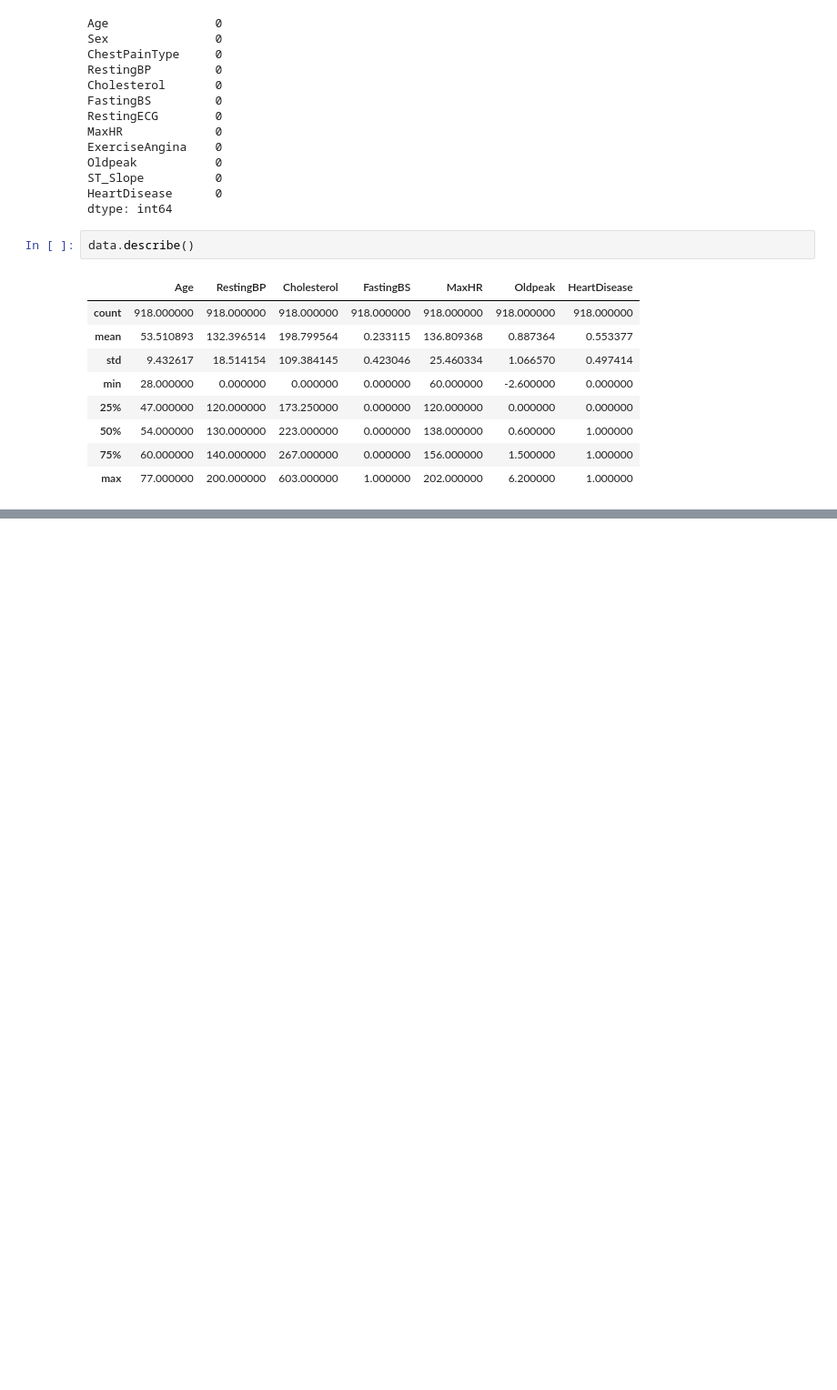
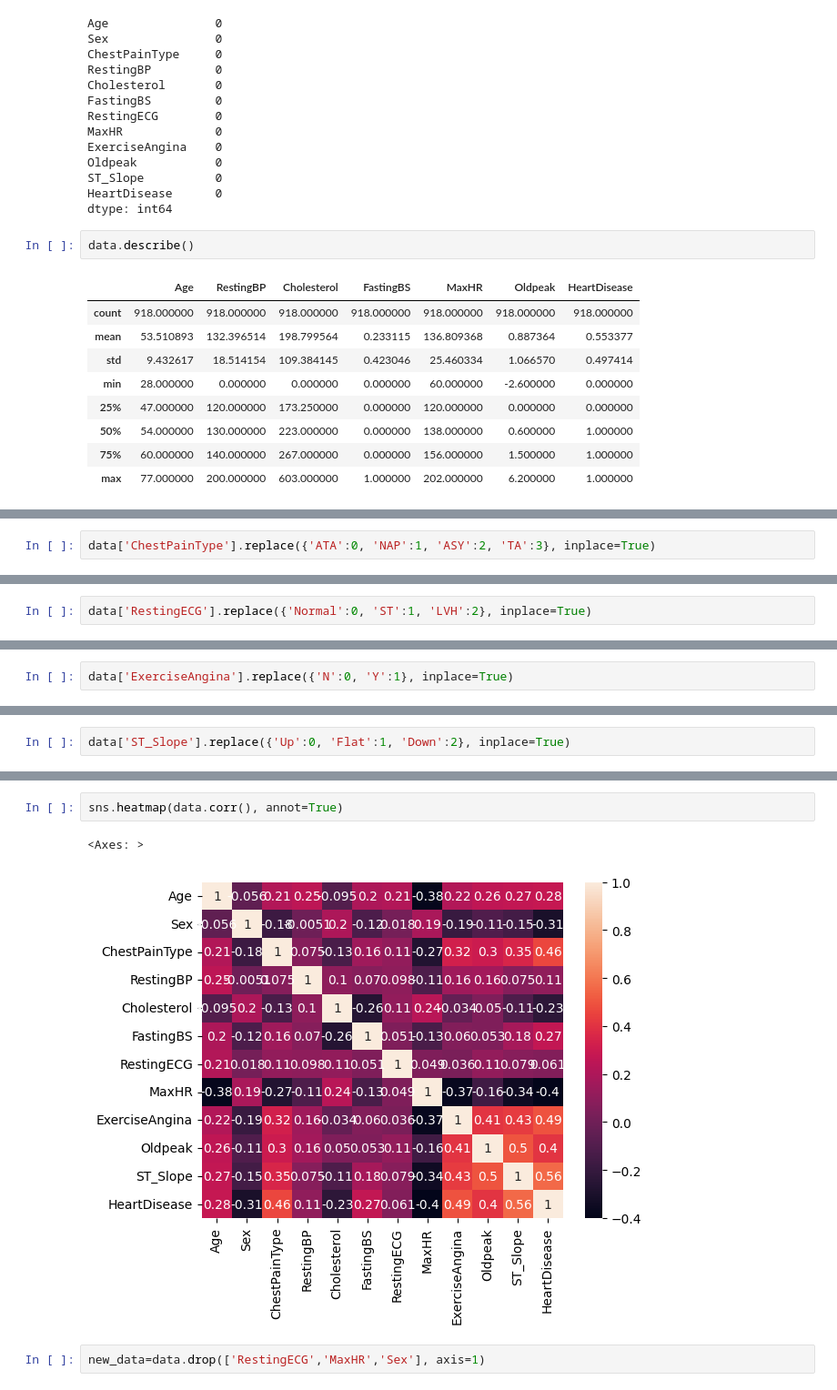
Before and after one commit to Raghav-Mundhara/Sem6_Labs, a Jupyter notebook: AIDS/Project/hear.ipynb, the cells around one changed output, grey strips where cells are left out. Shown: that part at 91% size. Cells and saved outputs as stored; diff of their text form; blank space fills up the shorter version.

```diff
--- a/AIDS/Project/hear.ipynb
+++ b/AIDS/Project/hear.ipynb
@@ -93,0 +108,2 @@ sns.heatmap(data.corr(),annot=True)
+# %%
+data['ChestPainType'].replace({'ATA':0, 'NAP':1, 'ASY':2, 'TA':3}, inplace=True)
@@ -93,0 +118,2 @@ sns.heatmap(data.corr(),annot=True)
+# %%
+data['RestingECG'].replace({'Normal':0, 'ST':1, 'LVH':2}, inplace=True)
@@ -93,0 +128,2 @@ sns.heatmap(data.corr(),annot=True)
+# %%
+data['ExerciseAngina'].replace({'N':0, 'Y':1}, inplace=True)
@@ -93,0 +156,2 @@ sns.heatmap(data.corr(),annot=True)
+# %%
+data['ST_Slope'].replace({'Up':0, 'Flat':1, 'Down':2}, inplace=True)
@@ -93,0 +180,7 @@ sns.heatmap(data.corr(),annot=True)
+# %%
+sns.heatmap(data.corr(), annot=True)
+# %% [output]
+<Axes: >
+[figure, added]
+# %%
+new_data=data.drop(['RestingECG','MaxHR','Sex'], axis=1)
```
Also changed, not shown: parts of 40 cells of this notebook.
